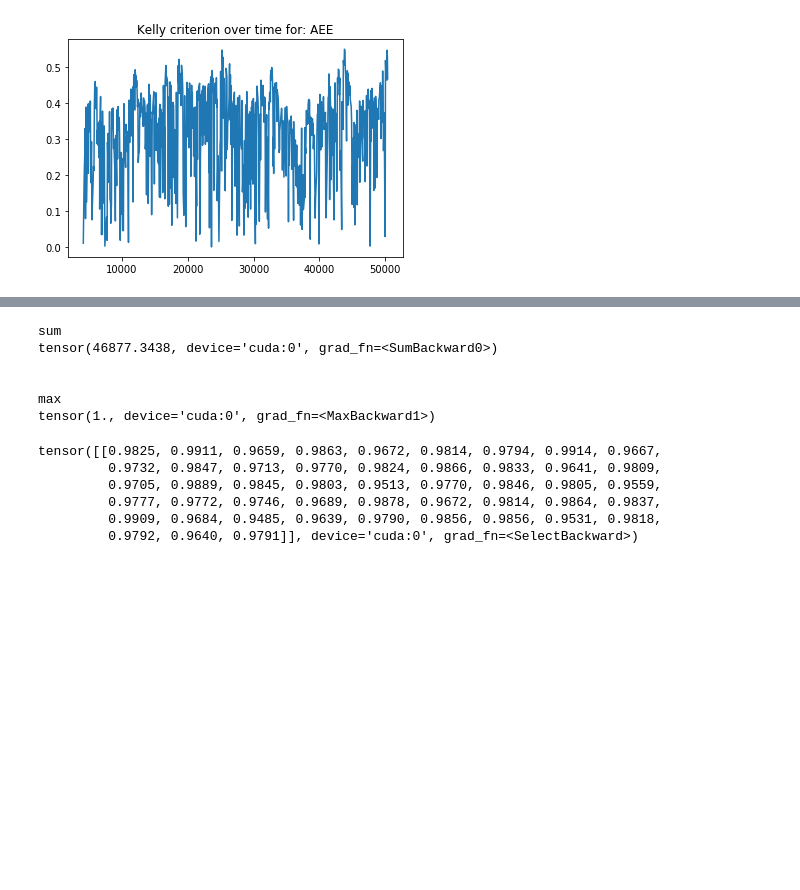
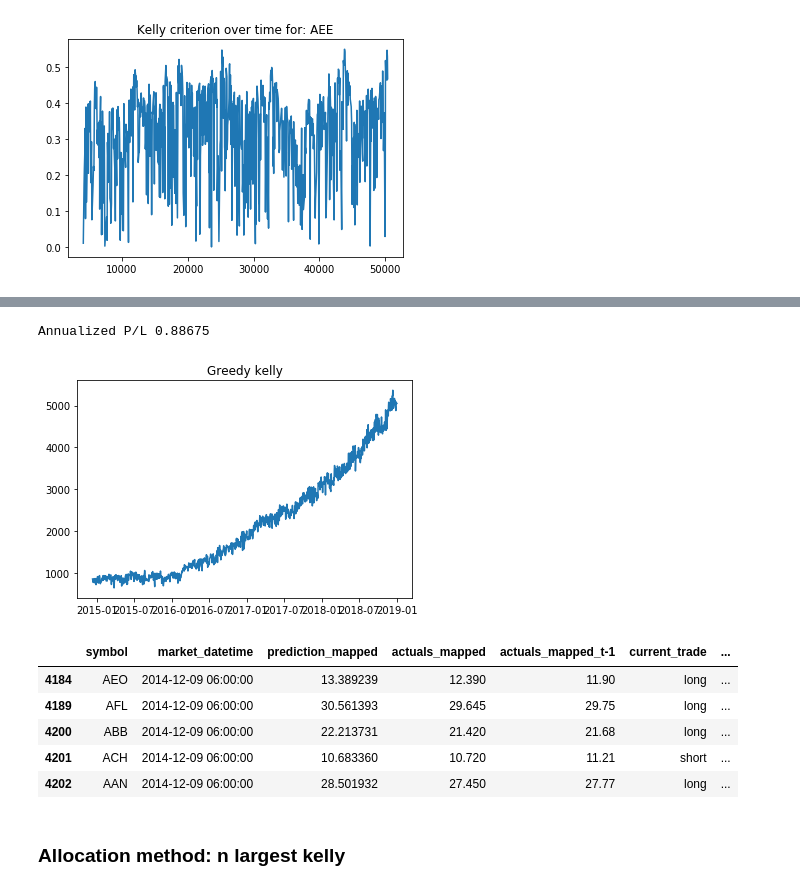
Before and after one commit to rbetzler/fun-times-in-python, a Jupyter notebook: finance/data_science/exploration/20200120_lstm.ipynb, the cells around one changed output, grey strips where cells are left out. Drawn from its saved outputs; the diff is of its cells as text; code cells hidden in the pictures; blank space fills up the shorter version.

```diff
--- a/finance/data_science/exploration/20200120_lstm.ipynb
+++ b/finance/data_science/exploration/20200120_lstm.ipynb
@@ -327,0 +295,10 @@ trades.tail(10)
+# %%
+kwargs = {"profits": 'actual_profits'}
+trades = trades.groupby('symbol').apply(financial_utils.get_estimated_loss, **kwargs)
+
+trades['kelly'] = financial_utils.kelly_criterion(trades['predicted_profits'],
+                                                  trades['estimated_loss'],
+                                                  trades['profit_rate'])
+
+trades = trades.dropna()
+trades.tail(10)
@@ -552,21 +330,32 @@ Epoch  4500 Error:  tensor(89.0744, device='cuda:0', grad_fn=<MeanBackward1>)
-# %%
-print('sum ')
-print(pred.sum())
-print('\n')
-print('max ')
-print(pred.max())
-print('\n')
-pred[-1]
-# %% [output]
-sum
-tensor(46877.3438, device='cuda:0', grad_fn=<SumBackward0>)
-
-
-max
-tensor(1., device='cuda:0', grad_fn=<MaxBackward1>)
-tensor([[0.9825, 0.9911, 0.9659, 0.9863, 0.9672, 0.9814, 0.9794, 0.9914, 0.9667,
-         0.9732, 0.9847, 0.9713, 0.9770, 0.9824, 0.9866, 0.9833, 0.9641, 0.9809,
-         0.9705, 0.9889, 0.9845, 0.9803, 0.9513, 0.9770, 0.9846, 0.9805, 0.9559,
-         0.9777, 0.9772, 0.9746, 0.9689, 0.9878, 0.9672, 0.9814, 0.9864, 0.9837,
-         0.9909, 0.9684, 0.9485, 0.9639, 0.9790, 0.9856, 0.9856, 0.9531, 0.9818,
-         0.9792, 0.9640, 0.9791]], device='cuda:0', grad_fn=<SelectBackward>)
+# %%
+trades['half_kelly'] = trades['kelly']/2
+trades['quarter_kelly'] = trades['kelly']/4
+trades['eighth_kelly'] = trades['kelly']/8
+positions = financial_utils.greedy_kelly(trades,
+                                         price='actuals_mapped',
+                                         profits='actual_profits',
+                                         kelly='quarter_kelly'
+                                        )
+# %%
+annualized_return = financial_utils.annualized_return(
+    positions.groupby('market_datetime').sum()['position'][0],
+    positions.groupby('market_datetime').sum()['position'][-1],
+    len(positions.groupby('market_datetime')))
+print('Annualized P/L ' + str(round(annualized_return, 6)))
+
+plt.title('Greedy kelly')
+plt.plot(positions.groupby('market_datetime').sum()['position'])
+plt.show()
+
+positions.head()
+# %% [output]
+Annualized P/L 0.88675
+[figure, added]
+|  | symbol | market_datetime | prediction_mapped | actuals_mapped | actuals_mapped_t-1 | current_trade | ... |
+| 4184 | AEO | 2014-12-09 06:00:00 | 13.389239 | 12.390 | 11.90 | long | ... |
+| 4189 | AFL | 2014-12-09 06:00:00 | 30.561393 | 29.645 | 29.75 | long | ... |
+| 4200 | ABB | 2014-12-09 06:00:00 | 22.213731 | 21.420 | 21.68 | long | ... |
+| 4201 | ACH | 2014-12-09 06:00:00 | 10.683360 | 10.720 | 11.21 | short | ... |
+| 4202 | AAN | 2014-12-09 06:00:00 | 28.501932 | 27.450 | 27.77 | long | ... |
+# %% [markdown]
+### Allocation method: n largest kelly
```
Also changed, not shown: parts of 13 cells of this notebook, 1 other file.
